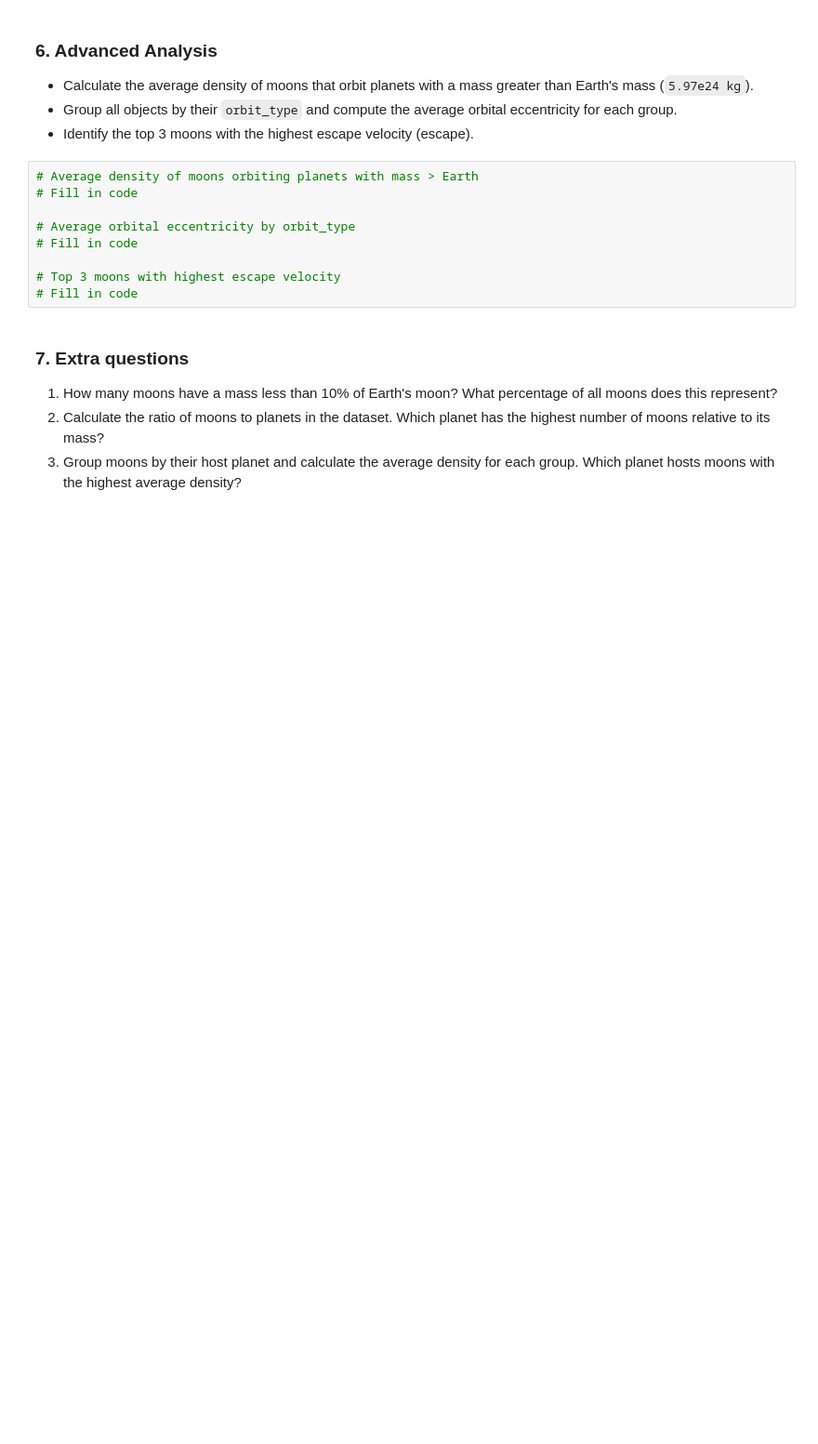
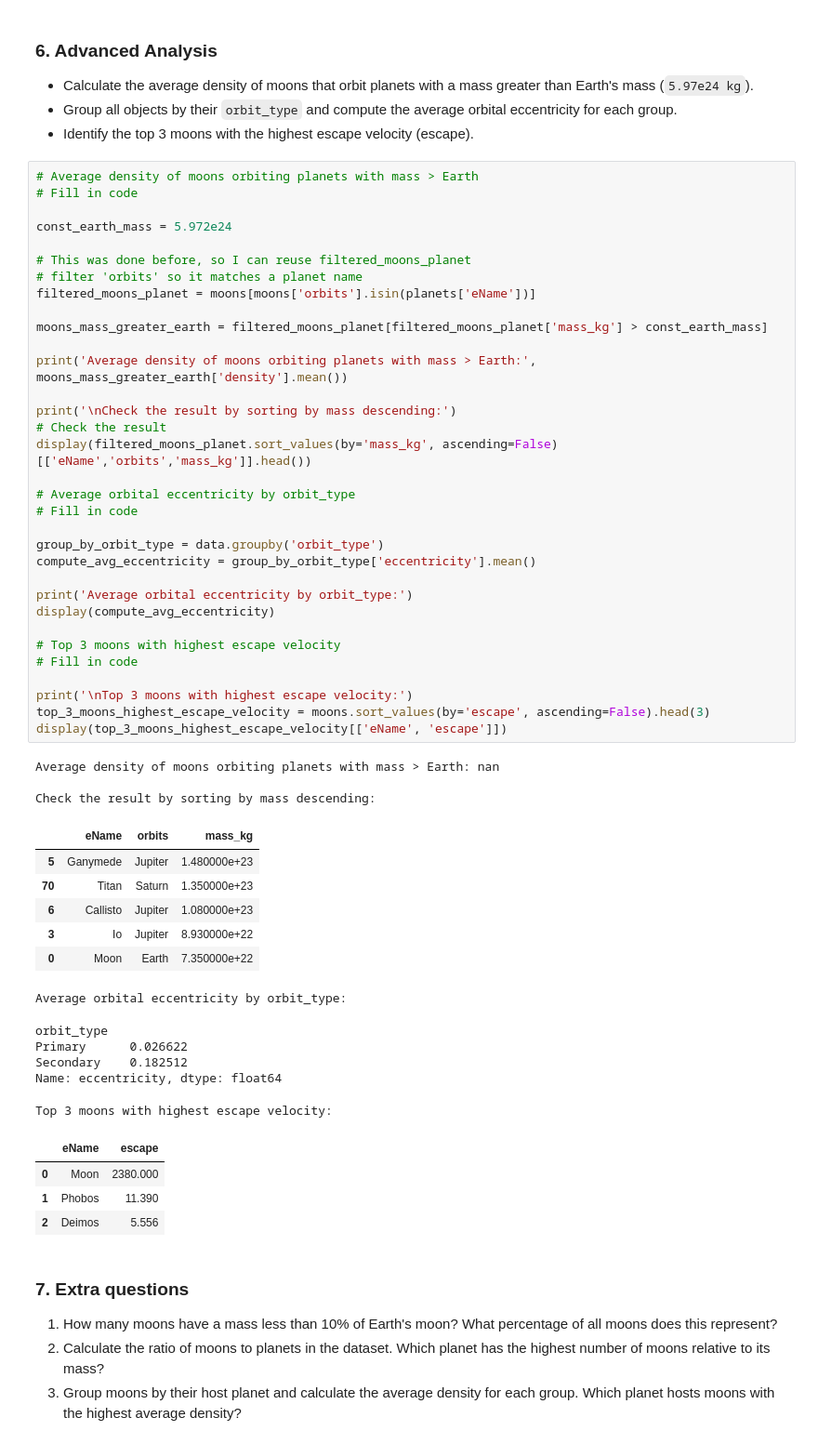
Before and after one commit to omanar1/usable_ai, a Jupyter notebook: Homework/assignment_m03_sol_Ricardo_OMANA.ipynb, the cells around one changed output. Shown at 93% size. Drawn from its saved outputs; the diff is of its cells as text; blank space fills up the shorter version.

```diff
--- a/Homework/assignment_m03_sol_Ricardo_OMANA.ipynb
+++ b/Homework/assignment_m03_sol_Ricardo_OMANA.ipynb
@@ -376,15 +376,59 @@ Oldest discovered moon: Io 07/01/1610
 - Calculate the average density of moons that orbit planets with a mass greater than Earth's mass (`5.97e24 kg`).
 - Group all objects by their `orbit_type` and compute the average orbital eccentricity for each group.
 - Identify the top 3 moons with the highest escape velocity (escape).
-# %%
-# Average density of moons orbiting planets with mass > Earth
-# Fill in code
-
-# Average orbital eccentricity by orbit_type
-# Fill in code
-
-# Top 3 moons with highest escape velocity
-# Fill in code
+# %%
+# Average density of moons orbiting planets with mass > Earth
+# Fill in code
+
+const_earth_mass = 5.972e24
+
+# This was done before, so I can reuse filtered_moons_planet
+# filter 'orbits' so it matches a planet name
+filtered_moons_planet = moons[moons['orbits'].isin(planets['eName'])]
+
+moons_mass_greater_earth = filtered_moons_planet[filtered_moons_planet['mass_kg'] > const_earth_mass]
+
+print('Average density of moons orbiting planets with mass > Earth:', moons_mass_greater_earth['density'].mean())
+
+print('\nCheck the result by sorting by mass descending:')
+# Check the result
+display(filtered_moons_planet.sort_values(by='mass_kg', ascending=False)[['eName','orbits','mass_kg']].head())
+
+# Average orbital eccentricity by orbit_type
+# Fill in code
+
+group_by_orbit_type = data.groupby('orbit_type')
+compute_avg_eccentricity = group_by_orbit_type['eccentricity'].mean()
+
+print('Average orbital eccentricity by orbit_type:')
+display(compute_avg_eccentricity)
+
+# Top 3 moons with highest escape velocity
+# Fill in code
+
+print('\nTop 3 moons with highest escape velocity:')
+top_3_moons_highest_escape_velocity = moons.sort_values(by='escape', ascending=False).head(3)
+display(top_3_moons_highest_escape_velocity[['eName', 'escape']])
+# %% [output]
+Average density of moons orbiting planets with mass > Earth: nan
+
+Check the result by sorting by mass descending:
+|  | eName | orbits | mass_kg |
+| 5 | Ganymede | Jupiter | 1.480000e+23 |
+| 70 | Titan | Saturn | 1.350000e+23 |
+| 6 | Callisto | Jupiter | 1.080000e+23 |
+| 3 | Io | Jupiter | 8.930000e+22 |
+| 0 | Moon | Earth | 7.350000e+22 |
+Average orbital eccentricity by orbit_type:
+orbit_type
+Primary      0.026622
+Secondary    0.182512
+Name: eccentricity, dtype: float64
+Top 3 moons with highest escape velocity:
+|  | eName | escape |
+| 0 | Moon | 2380.000 |
+| 1 | Phobos | 11.390 |
+| 2 | Deimos | 5.556 |
 # %% [markdown]
 ### 7. Extra questions
 
```
Also changed, not shown: parts of 2 cells of this notebook.
